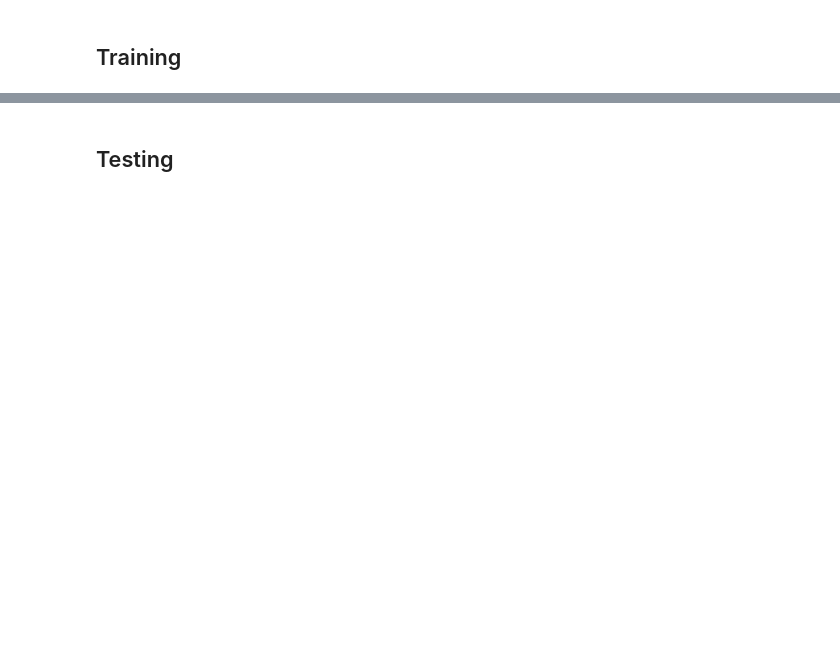
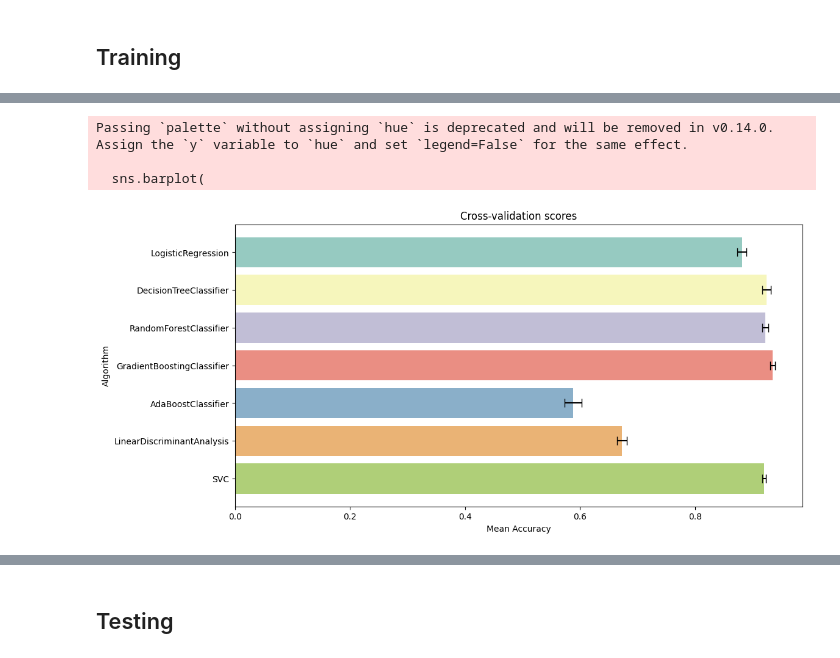
Before and after one commit to Walter-Di-Sabatino/Time-Series-Data-Science-Project, a Jupyter notebook: multiclass_classification.ipynb, the cells around one changed output, grey strips where cells are left out. Cells and saved outputs as stored; diff of their text form; code cells hidden in the pictures; blank space fills up the shorter version.

```diff
--- a/multiclass_classification.ipynb
+++ b/multiclass_classification.ipynb
@@ -315,0 +263,16 @@ print(y_test.shape)
+# %%
+sample = 1500
+
+# Crea una strategia di undersampling personalizzata
+undersampler = RandomUnderSampler(
+    sampling_strategy={0: sample, 1: sample, 2: sample, 3: sample, 4: sample,
+                    6: sample,
+                    5: y_train[y_train == 5].shape[0]},
+    random_state=42
+)
+
+# Applica l'undersampling al set di addestramento
+x_train, y_train = undersampler.fit_resample(x_train, y_train)
+
+# Controlla la distribuzione delle classi dopo l'undersampling
+print(y_train.value_counts())
@@ -335,7 +323,7 @@ classifiers = [
     DecisionTreeClassifier(random_state=rs),
     RandomForestClassifier(n_estimators = 10, random_state=rs),
     GradientBoostingClassifier(random_state= rs),
-    AdaBoostClassifier(n_estimators=10, random_state= rs),
+    AdaBoostClassifier(n_estimators=20, random_state= rs),
     LinearDiscriminantAnalysis(),
     SVC(probability=True)
 ]
@@ -344,7 +332,7 @@ classifiers = [
 clf_name = [] # names of the classifiers
 model_results = pd.DataFrame.copy(y_test) #resulting of prediction from the models
 
-kfold = StratifiedKFold(n_splits=3) #cross-validation
+kfold = StratifiedKFold(n_splits = 5) #cross-validation
 cv_results = [] # scores from cross validation
 cv_acc = [] # mean accuracy from cross validation, need to maximize
 cv_std = [] # standard deviation from cross validation, need to minimise
@@ -410,8 +406,27 @@ Accuracy: 0.78   ---> LinearDiscriminantAnalysis
 # %%
-# Cross validation accuracy results graph
-cv_res = pd.DataFrame({"CrossValMeans":cv_acc, "CrossValerrors": cv_std,"Algorithm":clf_name})
+# Ensure consistency
+cv_res = pd.DataFrame({"CrossValMeans": cv_acc, "CrossValerrors": cv_std, "Algorithm": clf_name})
 
-plt.figure(figsize=(12,6))
-sns.barplot(x="CrossValMeans",y="Algorithm",data = cv_res, palette="Set2",orient = "h",**{'xerr':cv_std})
+# Plot
+plt.figure(figsize=(12, 6))
+
+# Barplot senza barre di errore
+sns.barplot(
+    x="CrossValMeans", y="Algorithm", data=cv_res,
+    palette="Set3", orient="h"
+)
+
+# Aggiungi barre di errore manualmente
+for index, row in cv_res.iterrows():
+    plt.errorbar(
+        x=row["CrossValMeans"], y=index, xerr=row["CrossValerrors"], fmt='none', c='black', capsize=5
+    )
+
 plt.xlabel("Mean Accuracy")
-plt.title("Cross validation scores")
+plt.title("Cross-validation scores")
+plt.show()
+# %% [output]
+Passing `palette` without assigning `hue` is deprecated and will be removed in v0.14.0. Assign the `y` variable to `hue` and set `legend=False` for the same effect.
+
+  sns.barplot(
+[figure, added]
```
Also changed, not shown: parts of 34 cells of this notebook, 1 other file.
